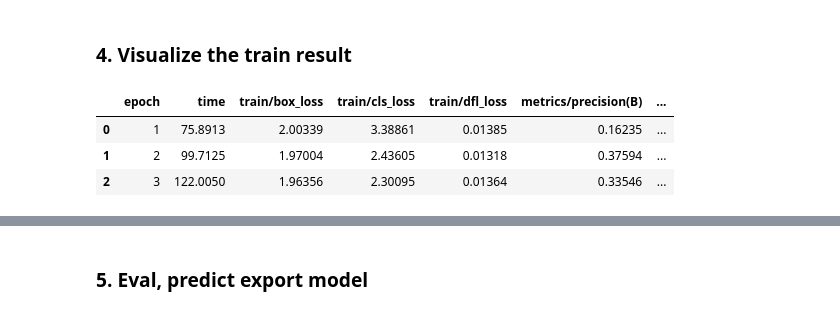
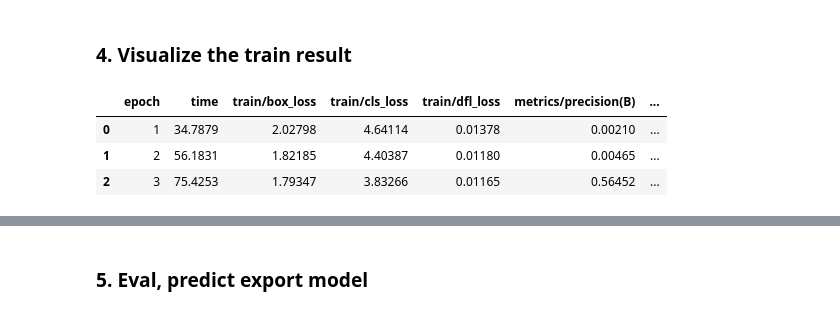
Before and after one commit to Rackkoun/safeshieldcv, a Jupyter notebook: notebooks/yolo26_ppe_model.ipynb, the cells around one changed output, grey strips where cells are left out. Cells and saved outputs as stored; diff of their text form; code cells hidden in the pictures.

```diff
--- a/notebooks/yolo26_ppe_model.ipynb
+++ b/notebooks/yolo26_ppe_model.ipynb
@@ -369,13 +380,13 @@ print("Training complete!")
 # %% [markdown]
 ### 4. Visualize the train result
 # %%
-TRAIN_RESULTS_DIR = LOGS_DIR / "yolo26n_ppe_v2"
+TRAIN_RESULTS_DIR = LOGS_DIR / "yolo26n_ppe_v2_1"
 train_results_df = pd.read_csv(os.path.join(TRAIN_RESULTS_DIR, "results.csv"))
 train_results_df.head(3)
 # %% [output]
 |  | epoch | time | train/box_loss | train/cls_loss | train/dfl_loss | metrics/precision(B) | ... |
-| 0 | 1 | 75.8913 | 2.00339 | 3.38861 | 0.01385 | 0.16235 | ... |
-| 1 | 2 | 99.7125 | 1.97004 | 2.43605 | 0.01318 | 0.37594 | ... |
-| 2 | 3 | 122.0050 | 1.96356 | 2.30095 | 0.01364 | 0.33546 | ... |
+| 0 | 1 | 34.7879 | 2.02798 | 4.64114 | 0.01378 | 0.00210 | ... |
+| 1 | 2 | 56.1831 | 1.82185 | 4.40387 | 0.01180 | 0.00465 | ... |
+| 2 | 3 | 75.4253 | 1.79347 | 3.83266 | 0.01165 | 0.56452 | ... |
 # %%
 # plot train and val loss
```
Also changed, not shown: parts of 9 cells of this notebook, 5 other files.
